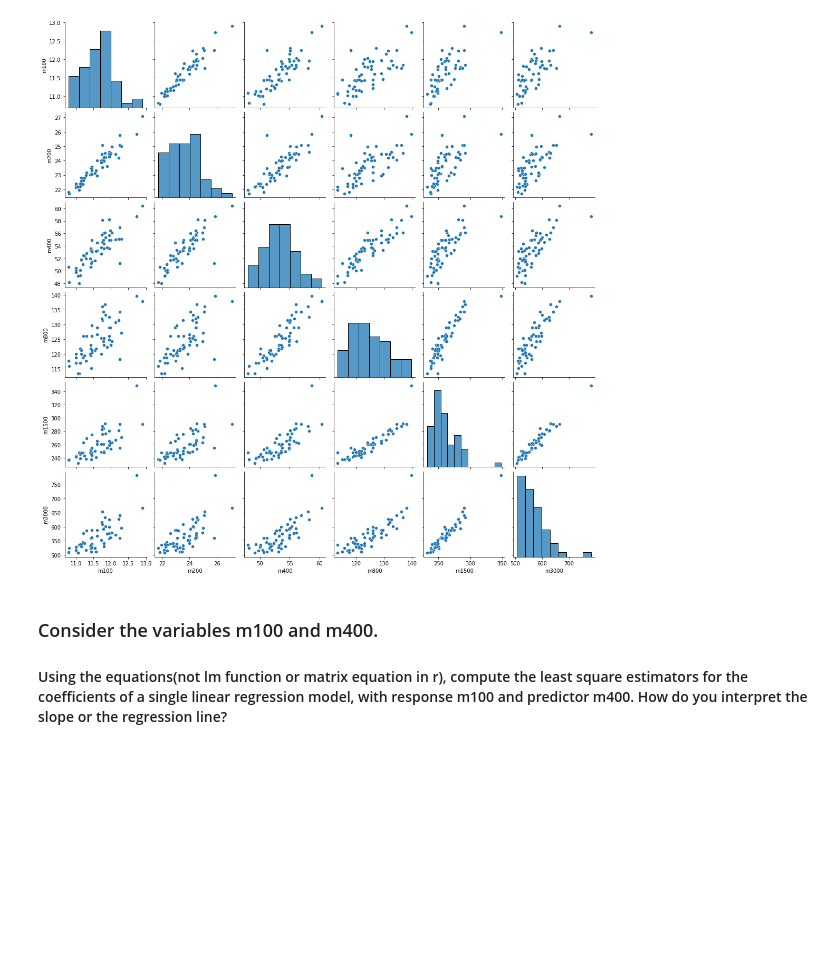
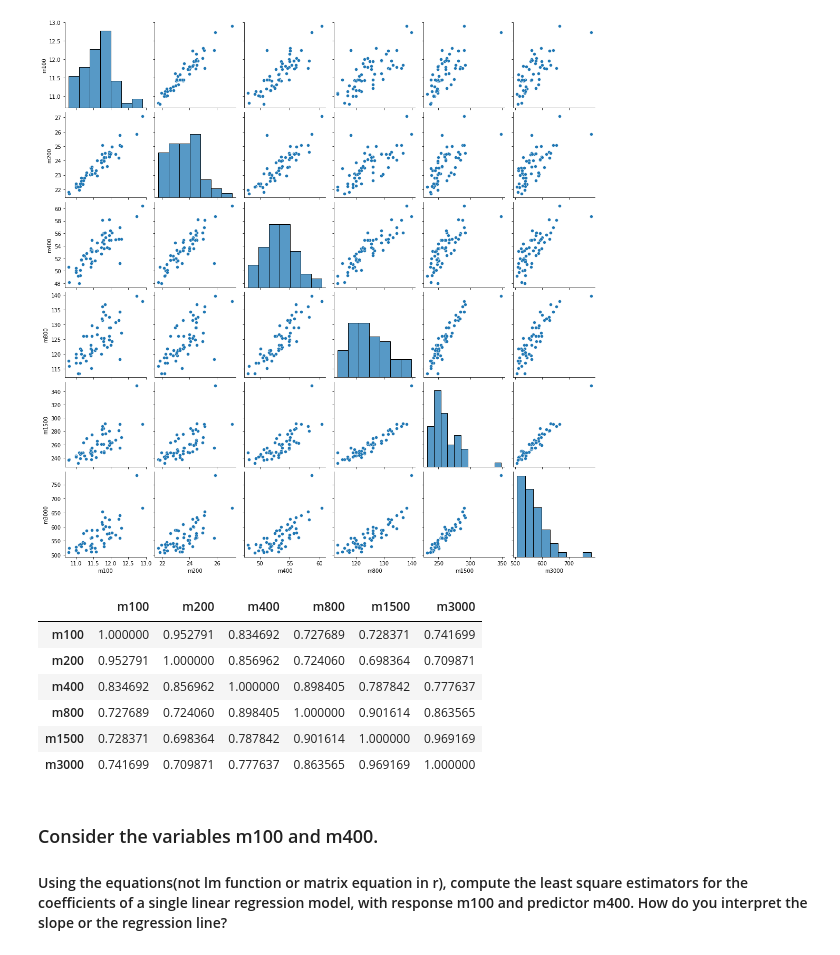
Before and after one commit to Tonnonssi/ewha2-2, a Jupyter notebook: Regression/week2/lab2.ipynb, the cells around one changed output. Cells and saved outputs as stored; diff of their text form; code cells hidden in the pictures; blank space fills up the shorter version.

```diff
--- a/Regression/week2/lab2.ipynb
+++ b/Regression/week2/lab2.ipynb
@@ -138,6 +138,17 @@ sns.pairplot(data_2)
 plt.show()
 # %% [output]
 [figure]
+# %%
+corr_df = data_2.corr()
+corr_df
+# %% [output]
+|  | m100 | m200 | m400 | m800 | m1500 | m3000 |
+| m100 | 1.000000 | 0.952791 | 0.834692 | 0.727689 | 0.728371 | 0.741699 |
+| m200 | 0.952791 | 1.000000 | 0.856962 | 0.724060 | 0.698364 | 0.709871 |
+| m400 | 0.834692 | 0.856962 | 1.000000 | 0.898405 | 0.787842 | 0.777637 |
+| m800 | 0.727689 | 0.724060 | 0.898405 | 1.000000 | 0.901614 | 0.863565 |
+| m1500 | 0.728371 | 0.698364 | 0.787842 | 0.901614 | 1.000000 | 0.969169 |
+| m3000 | 0.741699 | 0.709871 | 0.777637 | 0.863565 | 0.969169 | 1.000000 |
 # %% [markdown]
 ### Consider the variables m100 and m400.
 
```
Also changed, not shown: parts of 2 cells of this notebook, 36 other files.
